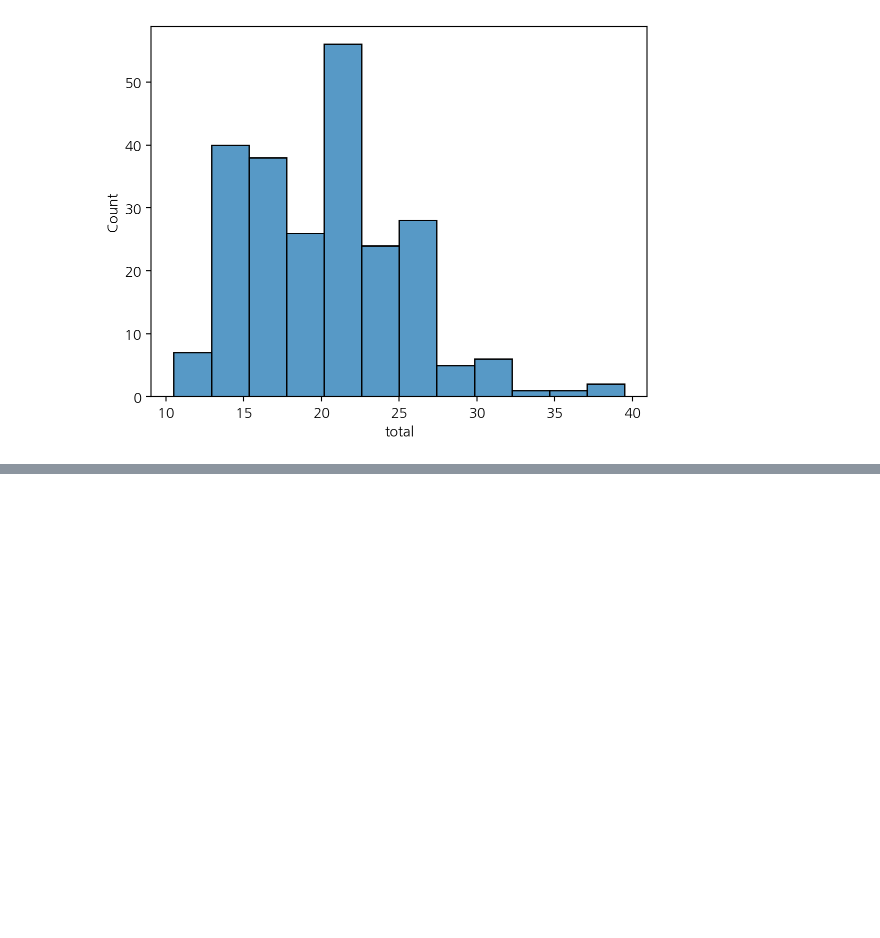
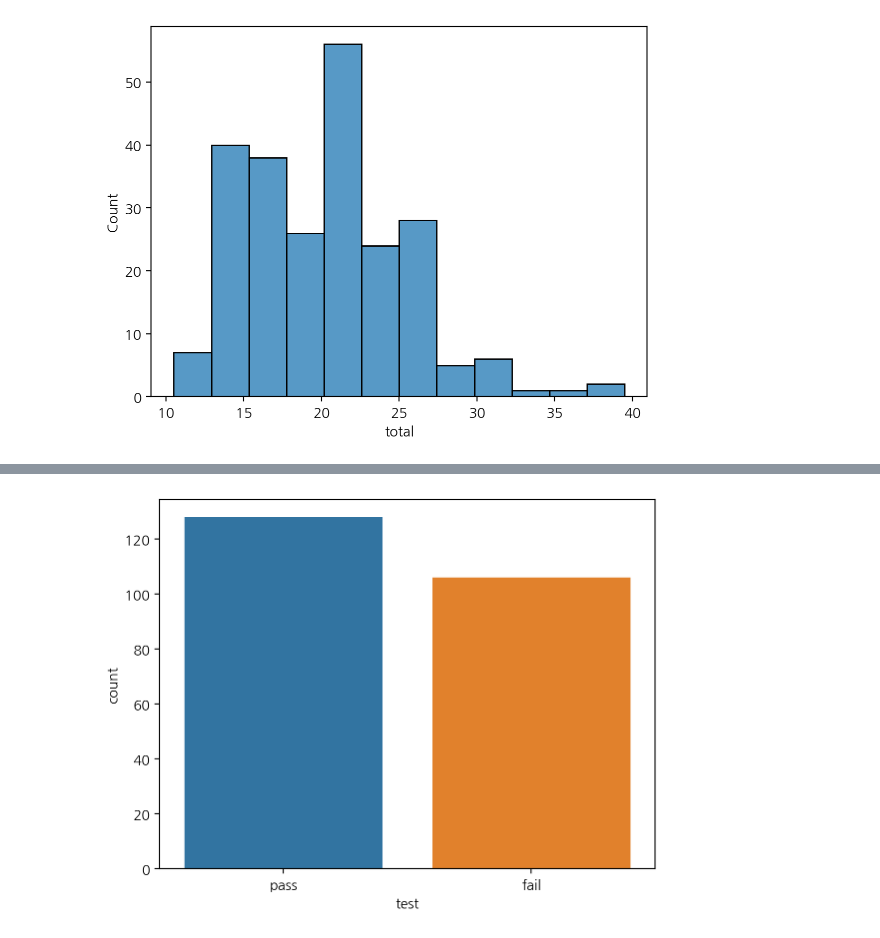
Before and after one commit to Acsr17107/2025-1-myclass-BDA, a Jupyter notebook: inclass/05w_B_web_0402_easy_ch05_06.ipynb, the cells around one changed output, grey strips where cells are left out. Cells and saved outputs as stored; diff of their text form; code cells hidden in the pictures; blank space fills up the shorter version.

```diff
--- a/inclass/05w_B_web_0402_easy_ch05_06.ipynb
+++ b/inclass/05w_B_web_0402_easy_ch05_06.ipynb
@@ -329,0 +372,4 @@ sns.histplot(mpg, x="total"); # x=mpg.total
+# %%
+sns.countplot(mpg, x="test", hue="test");
+# %% [output]
+[figure, added]
```
Also changed, not shown: parts of 36 cells of this notebook.
